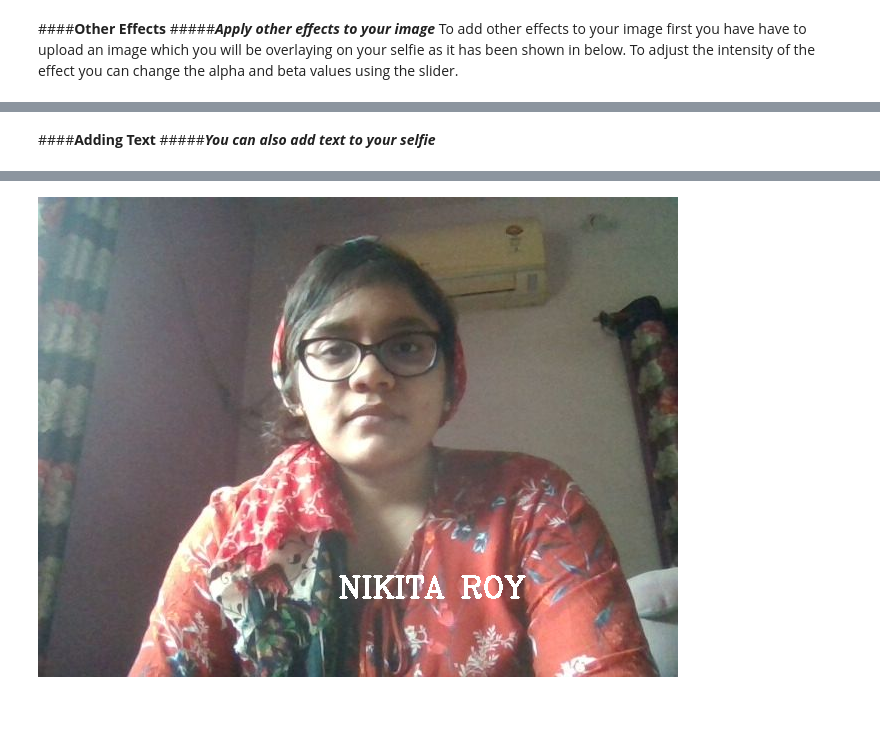
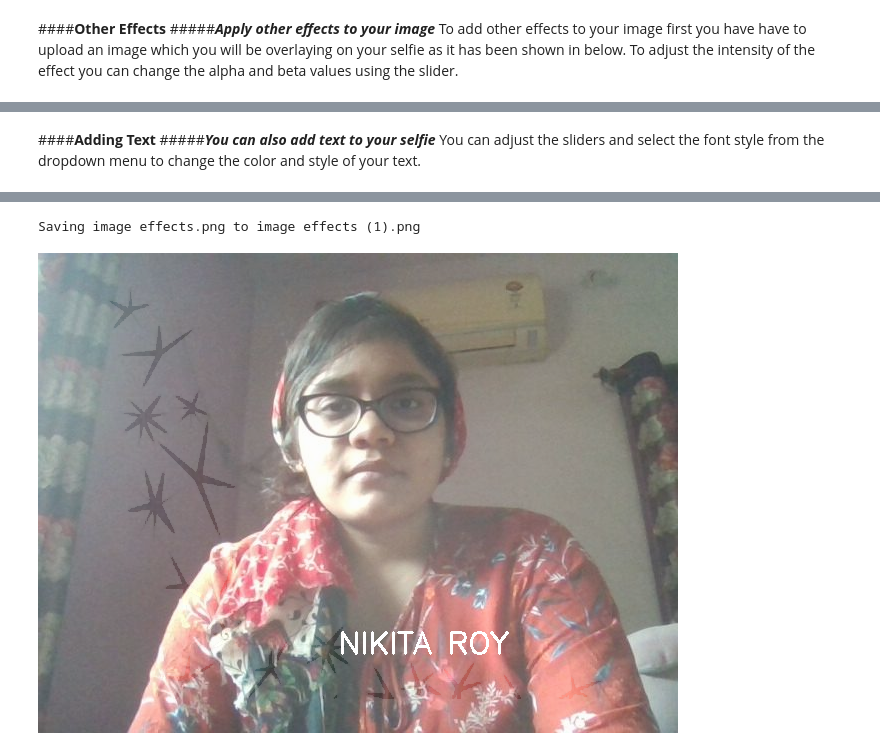
Before and after one commit to Nikita-Roy/Image-Filters, a Jupyter notebook: IMAGE_FILTERS(IP_Workshop_Project).ipynb, the cells around one changed output, grey strips where cells are left out. Drawn from its saved outputs; the diff is of its cells as text; code cells hidden in the pictures; blank space fills up the shorter version.

```diff
--- a/IMAGE_FILTERS(IP_Workshop_Project).ipynb
+++ b/IMAGE_FILTERS(IP_Workshop_Project).ipynb
@@ -247,18 +313,23 @@ Saving background_7.png to background_7.png
 # %% [markdown]
 ####**Adding Text**
 #####***You can also add text to your selfie***
+You can adjust the sliders and select the font style from the dropdown menu to change the color and style of your text.
 # %%
 import cv2
 from google.colab.patches import cv2_imshow
 from google.colab import files
 
-#uploaded = files.upload()
-image = cv2.imread('photo.jpg')
+uploaded = files.upload()
+image = cv2.imread('image effects.png')
 
-#@title Select Font Style {run:"auto"}
-font_style = "FONT_HERSHEY_COMPLEX" #@param["FONT_HERSHEY_SIMPLEX", "FONT_HERSHEY_PLAIN", "FONT_HERSHEY_DUPLEX", "FONT_HERSHEY_COMPLEX", "FONT_HERSHEY_TRIPLEX", "FONT_HERSHEY_COMPLEX_SMALL", "FONT_HERSHEY_SCRIPT_SIMPLEX", "FONT_HERSHEY_SCRIPT_COMPLEX"]
-#FONT_HERSHEY_SIMPLEX = False #@param{type:"boolean"}
-#FONT_HERSHEY_PLAIN = True #@param{type:"boolean"}
+#@title ADD TEXT {run:"auto"}
+font_style = "FONT_HERSHEY_SIMPLEX" #@param["FONT_HERSHEY_SIMPLEX", "FONT_HERSHEY_PLAIN", "FONT_HERSHEY_DUPLEX", "FONT_HERSHEY_COMPLEX", "FONT_HERSHEY_TRIPLEX", "FONT_HERSHEY_COMPLEX_SMALL", "FONT_HERSHEY_SCRIPT_SIMPLEX", "FONT_HERSHEY_SCRIPT_COMPLEX"]
+x =  300#@param{type: "number"}
+y =  400#@param{type: "number"}
+blue_value = 255 #@param{type: "slider", min : 0, max : 255, step : 1}
+green_value = 255 #@param{type: "slider", min : 0, max : 255, step : 1}
+red_value = 255 #@param{type: "slider", min : 0, max : 255, step : 1}
+
 if font_style == "FONT_HERSHEY_SIMPLEX":
    font = cv2.FONT_HERSHEY_SIMPLEX
 elif font_style == "FONT_HERSHEY_PLAIN":
@@ -275,8 +346,7 @@ elif font_style == "FONT_HERSHEY_SCRIPT_SIMPLEX":
    font = cv2.FONT_HERSHEY_SCRIPT_SIMPLEX
 elif font_style == "FONT_HERSHEY_SCRIPT_COMPLEX":
    font = cv2.FONT_HERSHEY_SCRIPT_COMPLEX
-#if FONT_HERSHEY_SIMPLEX == True:
-   #font = cv2.FONT_HERSHEY_SIMPLEX
-cv2.putText(image, "NIKITA ROY", (300,400), font, 1, (255,255,255), 2)
+
+cv2.putText(image, "NIKITA ROY", (x,y), font, 1, (blue_value,green_value,blue_value), 2)
 cv2_imshow(image)
 # %% [output]
@@ -283 +354,2 @@ cv2_imshow(image)
+Saving image effects.png to image effects (1).png
-[figure, old version]
+[figure, new version]
```
Also changed, not shown: parts of 7 cells of this notebook.
